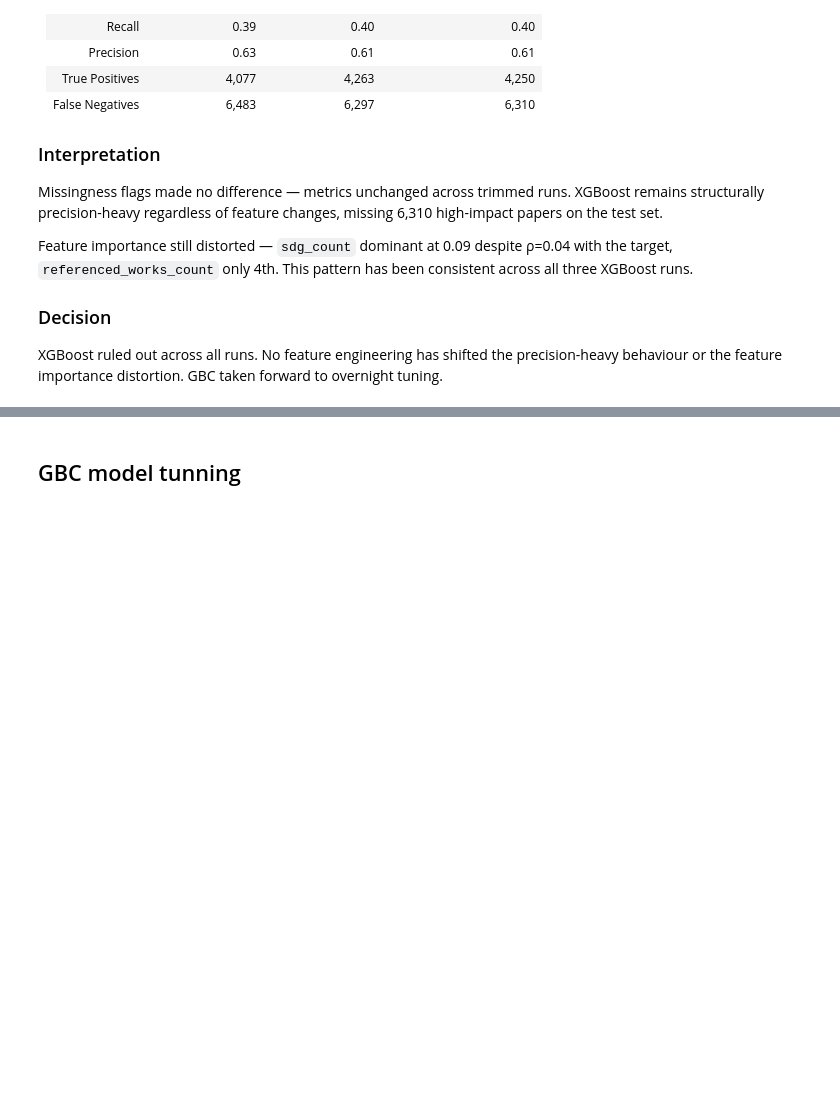
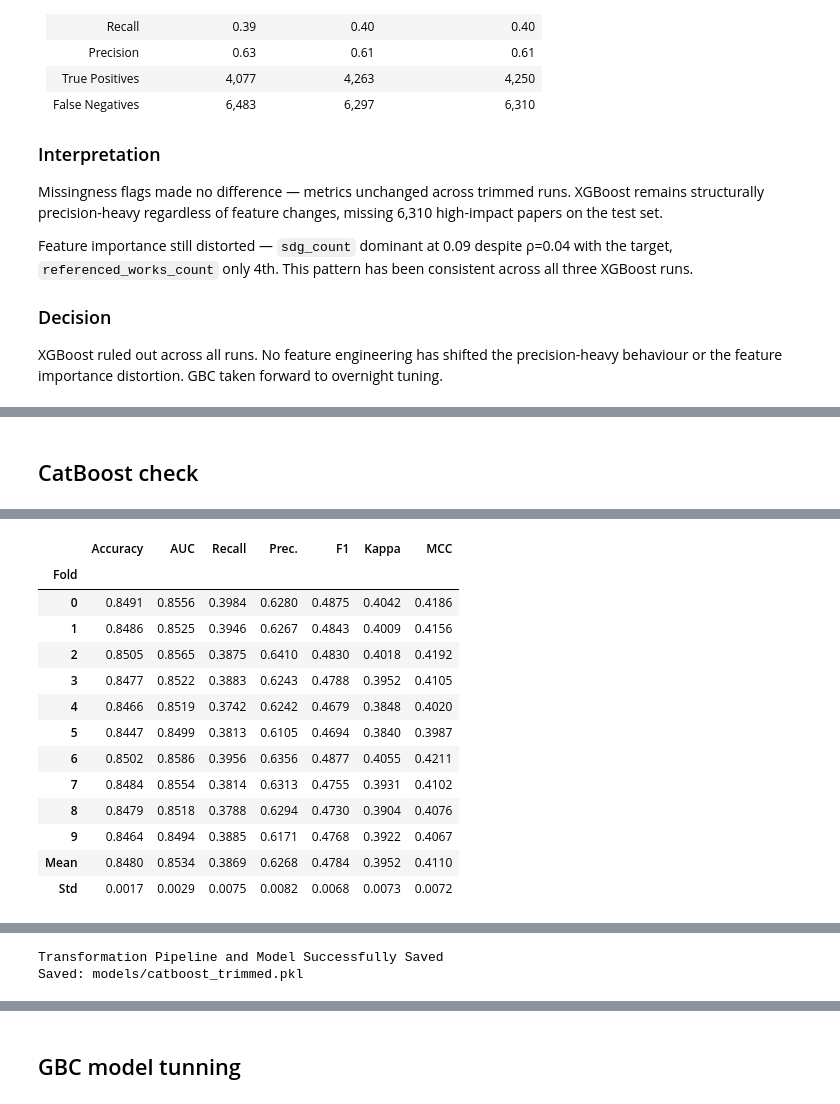
Before and after one commit to AnnaIgumnova/ai-paper-impact-predictor, a Jupyter notebook: notebooks/10_AI_Papers_modelling_trimmed.ipynb, the cells around one changed output, grey strips where cells are left out. Drawn from its saved outputs; the diff is of its cells as text; code cells hidden in the pictures; blank space fills up the shorter version.

```diff
--- a/notebooks/10_AI_Papers_modelling_trimmed.ipynb
+++ b/notebooks/10_AI_Papers_modelling_trimmed.ipynb
@@ -299,0 +363,8 @@ forward to overnight tuning.
+# %% [markdown]
+## CatBoost check
+# %%
+
+catboost = create_model('catboost')
+save_model(catboost, '../models/catboost_trimmed')
+print("Saved: models/catboost_trimmed.pkl")
+# %% [output]
@@ -299,0 +372,14 @@ forward to overnight tuning.
+|  | Accuracy | AUC | Recall | Prec. | F1 | Kappa | MCC |
+| Fold |  |  |  |  |  |  |  |
+| 0 | 0.8491 | 0.8556 | 0.3984 | 0.6280 | 0.4875 | 0.4042 | 0.4186 |
+| 1 | 0.8486 | 0.8525 | 0.3946 | 0.6267 | 0.4843 | 0.4009 | 0.4156 |
+| 2 | 0.8505 | 0.8565 | 0.3875 | 0.6410 | 0.4830 | 0.4018 | 0.4192 |
+| 3 | 0.8477 | 0.8522 | 0.3883 | 0.6243 | 0.4788 | 0.3952 | 0.4105 |
+| 4 | 0.8466 | 0.8519 | 0.3742 | 0.6242 | 0.4679 | 0.3848 | 0.4020 |
+| 5 | 0.8447 | 0.8499 | 0.3813 | 0.6105 | 0.4694 | 0.3840 | 0.3987 |
+| 6 | 0.8502 | 0.8586 | 0.3956 | 0.6356 | 0.4877 | 0.4055 | 0.4211 |
+| 7 | 0.8484 | 0.8554 | 0.3814 | 0.6313 | 0.4755 | 0.3931 | 0.4102 |
+| 8 | 0.8479 | 0.8518 | 0.3788 | 0.6294 | 0.4730 | 0.3904 | 0.4076 |
+| 9 | 0.8464 | 0.8494 | 0.3885 | 0.6171 | 0.4768 | 0.3922 | 0.4067 |
+| Mean | 0.8480 | 0.8534 | 0.3869 | 0.6268 | 0.4784 | 0.3952 | 0.4110 |
+| Std | 0.0017 | 0.0029 | 0.0075 | 0.0082 | 0.0068 | 0.0073 | 0.0072 |
@@ -299,0 +387,2 @@ forward to overnight tuning.
+Transformation Pipeline and Model Successfully Saved
+Saved: models/catboost_trimmed.pkl
```
Also changed, not shown: parts of 14 cells of this notebook, 4 other files.
